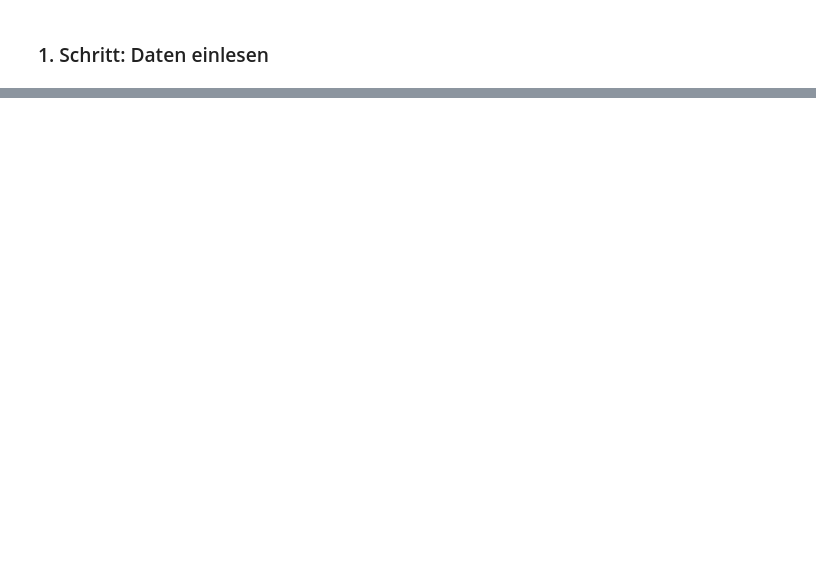
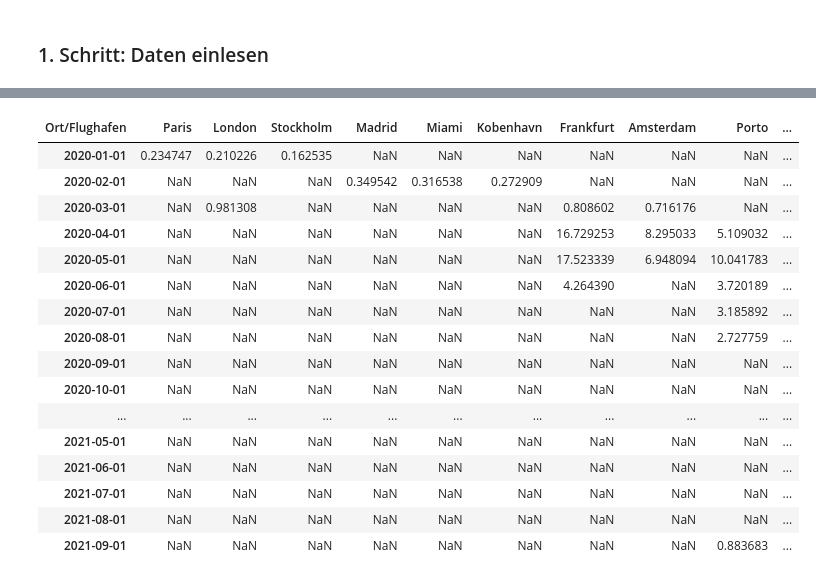
Before and after one commit to ruben-sg/Entwicklung-Flugverkehr-ZRH, a Jupyter notebook: destinationen/Destinationen.ipynb, the cells around one changed output, grey strips where cells are left out. Saved outputs shown, nothing was run; the diff lists cells and outputs as text; code cells hidden in the pictures; blank space fills up the shorter version.

```diff
--- a/destinationen/Destinationen.ipynb
+++ b/destinationen/Destinationen.ipynb
@@ -89,0 +292,8 @@ dftop
+# %%
+#Die drei grössten Verlierer pro Monat
+minima_rel = []
+for column in etappe_pax_rel_unterschied.T:
+    min3_rel = etappe_pax_rel_unterschied.T.nsmallest(3, columns=column)
+    minima_rel.append(min3_rel[column])
+loser_rel3 = pd.DataFrame(minima_rel)
+loser_rel3
@@ -89,0 +344,26 @@ dftop
+# %%
+#Die drei grössten Gewinner pro Monat
+maxima_rel = []
+for column in etappe_pax_rel_unterschied.T:
+    max3_rel = etappe_pax_rel_unterschied.T.nlargest(3, columns=column)
+    maxima_rel.append(max3_rel[column])
+winner_rel3 = pd.DataFrame(maxima_rel)
+winner_rel3
+# %% [output]
+| Ort/Flughafen | Paris | London | Stockholm | Madrid | Miami | Kobenhavn | Frankfurt | Amsterdam | Porto | ... |
+| 2020-01-01 | 0.234747 | 0.210226 | 0.162535 | NaN | NaN | NaN | NaN | NaN | NaN | ... |
+| 2020-02-01 | NaN | NaN | NaN | 0.349542 | 0.316538 | 0.272909 | NaN | NaN | NaN | ... |
+| 2020-03-01 | NaN | 0.981308 | NaN | NaN | NaN | NaN | 0.808602 | 0.716176 | NaN | ... |
+| 2020-04-01 | NaN | NaN | NaN | NaN | NaN | NaN | 16.729253 | 8.295033 | 5.109032 | ... |
+| 2020-05-01 | NaN | NaN | NaN | NaN | NaN | NaN | 17.523339 | 6.948094 | 10.041783 | ... |
+| 2020-06-01 | NaN | NaN | NaN | NaN | NaN | NaN | 4.264390 | NaN | 3.720189 | ... |
+| 2020-07-01 | NaN | NaN | NaN | NaN | NaN | NaN | NaN | NaN | 3.185892 | ... |
+| 2020-08-01 | NaN | NaN | NaN | NaN | NaN | NaN | NaN | NaN | 2.727759 | ... |
+| 2020-09-01 | NaN | NaN | NaN | NaN | NaN | NaN | NaN | NaN | NaN | ... |
+| 2020-10-01 | NaN | NaN | NaN | NaN | NaN | NaN | NaN | NaN | NaN | ... |
+| ... | ... | ... | ... | ... | ... | ... | ... | ... | ... | ... |
+| 2021-05-01 | NaN | NaN | NaN | NaN | NaN | NaN | NaN | NaN | NaN | ... |
+| 2021-06-01 | NaN | NaN | NaN | NaN | NaN | NaN | NaN | NaN | NaN | ... |
+| 2021-07-01 | NaN | NaN | NaN | NaN | NaN | NaN | NaN | NaN | NaN | ... |
+| 2021-08-01 | NaN | NaN | NaN | NaN | NaN | NaN | NaN | NaN | NaN | ... |
+| 2021-09-01 | NaN | NaN | NaN | NaN | NaN | NaN | NaN | NaN | 0.883683 | ... |
```
Also changed, not shown: parts of 48 cells of this notebook, 19 other files.
